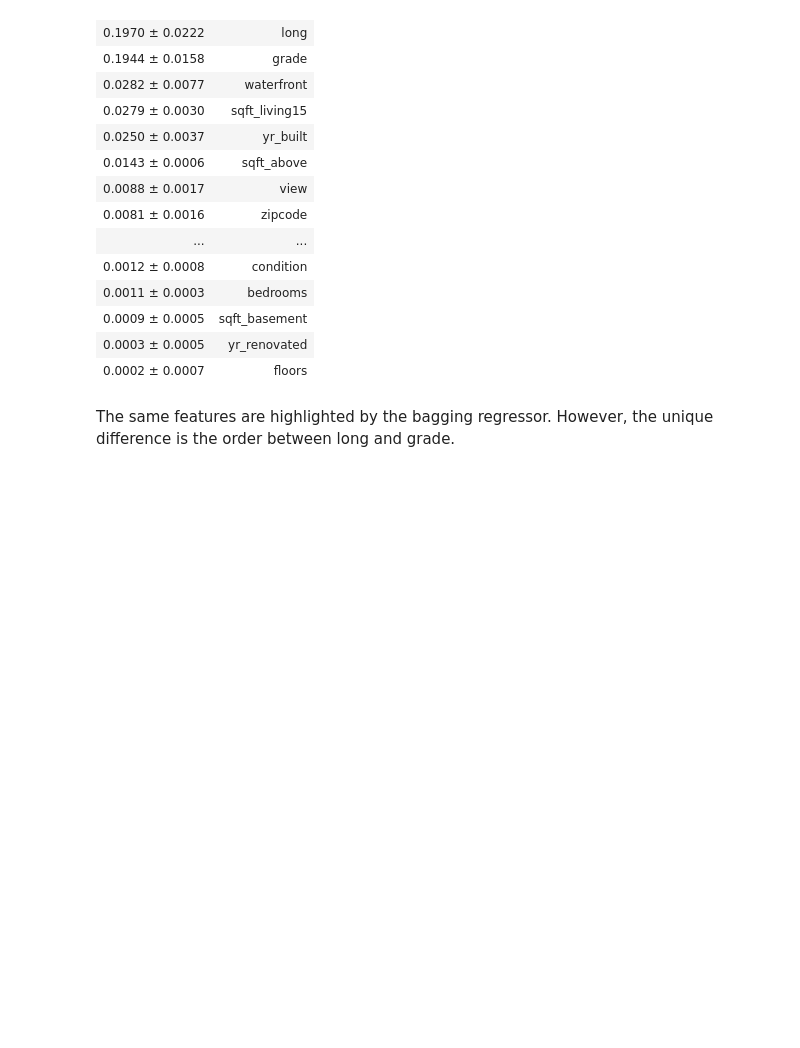
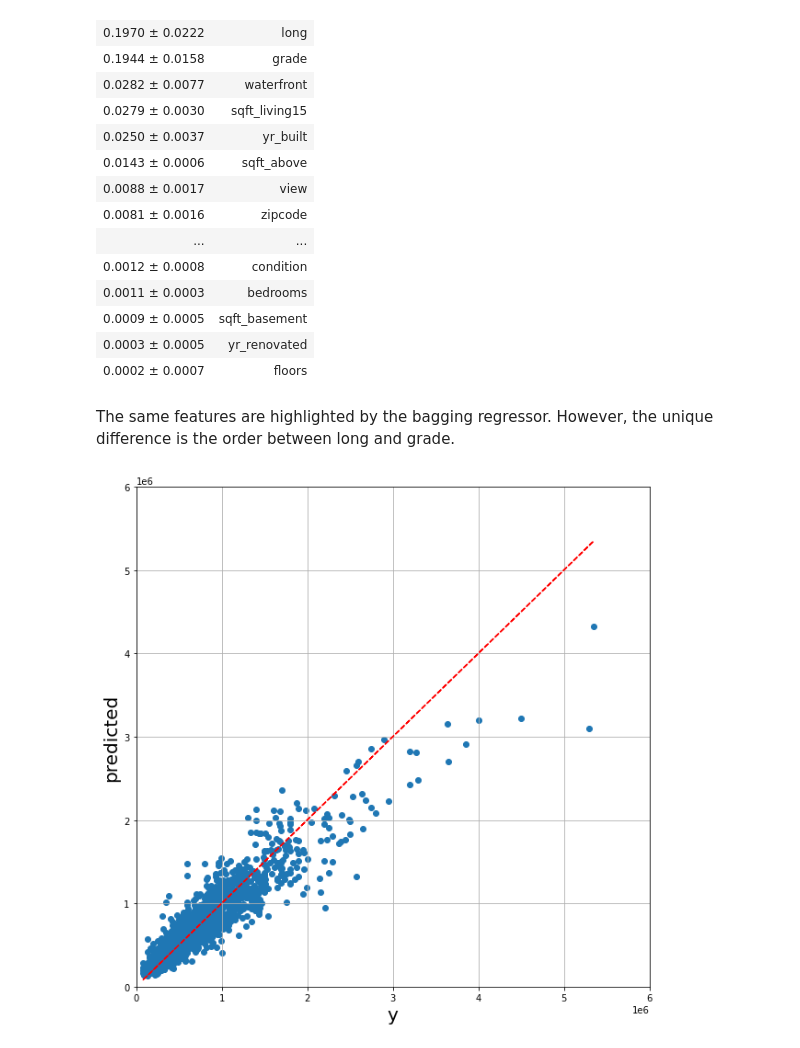
Before and after one commit to WilliamMejiaG/Homework, a Jupyter notebook: Bagged_Random_Forest.ipynb, the cells around one changed output. Saved outputs shown, nothing was run; the diff lists cells and outputs as text; code cells hidden in the pictures; blank space fills up the shorter version.

```diff
--- a/Bagged_Random_Forest.ipynb
+++ b/Bagged_Random_Forest.ipynb
@@ -264,3 +275,14 @@ eli5.show_weights(perm, feature_names = X_test.columns.tolist())
 | 0.0002 ± 0.0007 | floors |
 # %% [markdown]
 The same features are highlighted by the bagging regressor. However, the unique difference is the order between long and grade.
+# %%
+fig, axes = plt.subplots(nrows = 1, ncols = 1, figsize = (10,10))
+axes.scatter( y_test,bt.predict(X_test))
+axes.plot(y_test,y_test, color = 'red', linestyle = 'dashed')
+axes.set_xlabel('y', fontsize =20)
+axes.set_ylabel('predicted', fontsize = 20)
+axes.set_xlim(left = 0, right = 6e6)
+axes.set_ylim(bottom = 0, top = 6e6)
+axes.grid()
+# %% [output]
+[figure, added]
```
Also changed, not shown: parts of 3 cells of this notebook.
